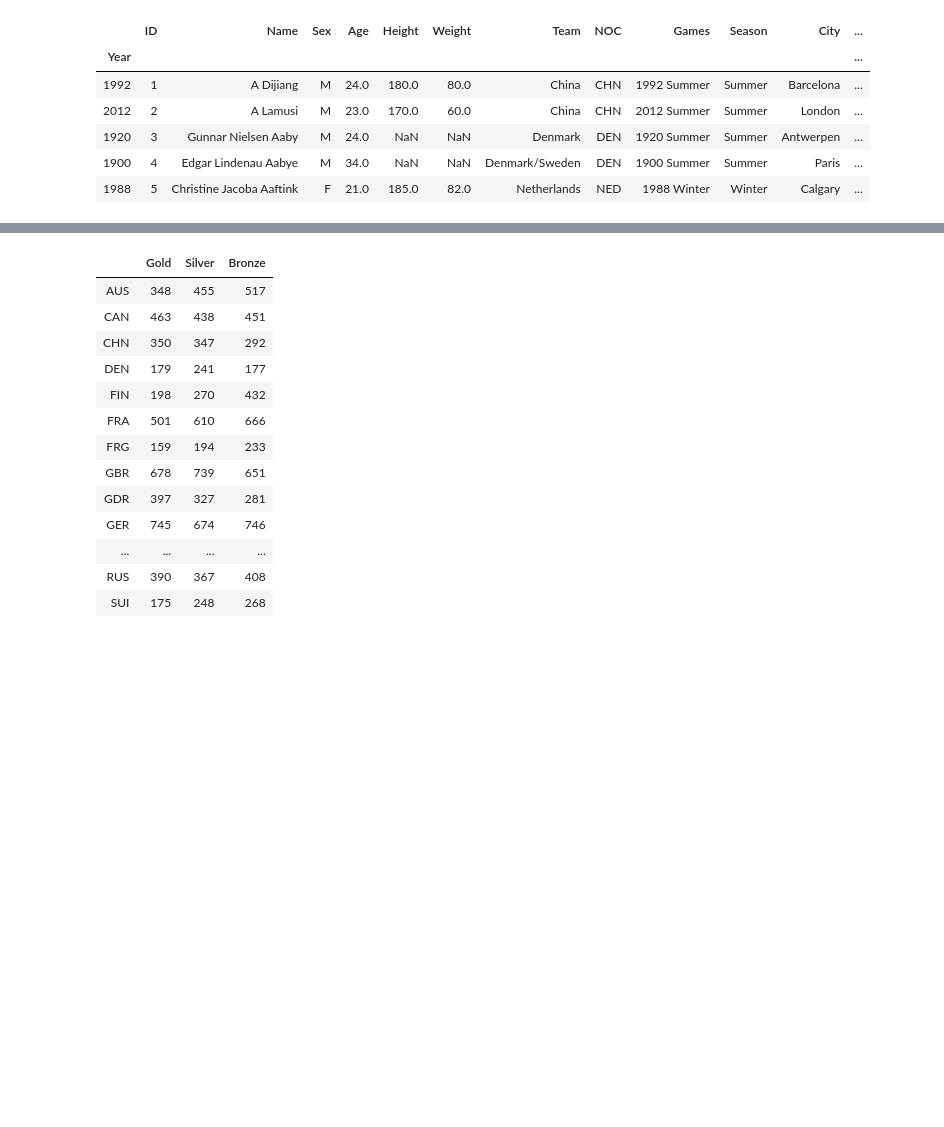
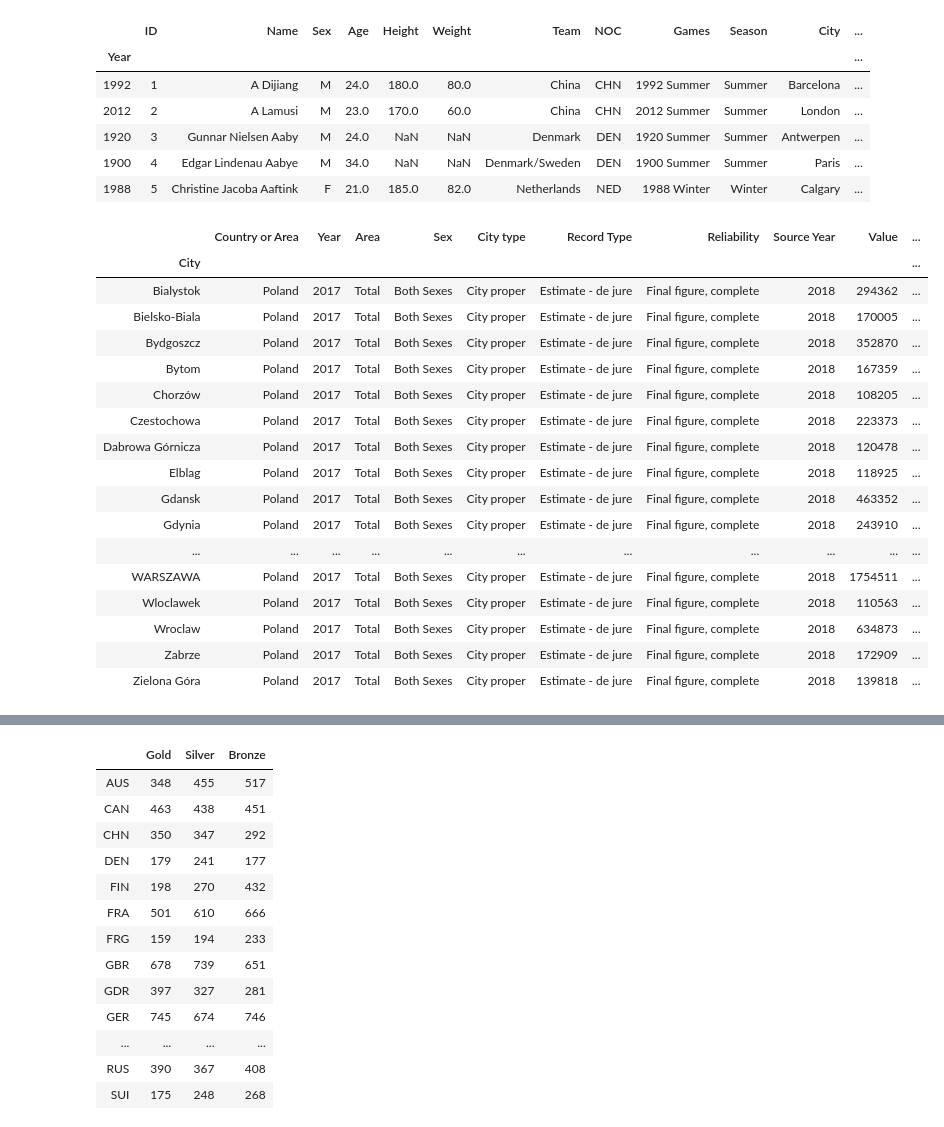
Before and after one commit to xenteros/data-science-training, a Jupyter notebook: Visualizations.ipynb, the cells around one changed output, grey strips where cells are left out. Cells and saved outputs as stored; diff of their text form; code cells hidden in the pictures; blank space fills up the shorter version.

```diff
--- a/Visualizations.ipynb
+++ b/Visualizations.ipynb
@@ -414,7 +414,9 @@ plot_timeseries(ax2, merged.index, merged['AverageTemperature'],
 # %% [markdown]
 ## Porównanie ilości
 # %%
-population = pd.read_csv('datasets/population.csv', index_col='City')
+import pandas as pd
+
+population = pd.read_csv('ml-throwdown-datasets/population.csv', index_col='City')
 # %%
 groupby = population.groupby('Sex')
 both, female, male = [groupby.get_group(x) for x in groupby.groups]
@@ -456,6 +459,27 @@ medals.head()
 # %%
 def groupby_column(dataframe, column):
     groupby = dataframe.groupby(column)
-    return [groupby.get_group(x) for x in groupby.groups]
+    return {x: groupby.get_group(x) for x in groupby.groups}
+
+groupby_column(population, 'Sex')['Both Sexes']
+# %% [output]
+|  | Country or Area | Year | Area | Sex | City type | Record Type | Reliability | Source Year | Value | ... |
+| City |  |  |  |  |  |  |  |  |  | ... |
+| Bialystok | Poland | 2017 | Total | Both Sexes | City proper | Estimate - de jure | Final figure, complete | 2018 | 294362 | ... |
+| Bielsko-Biala | Poland | 2017 | Total | Both Sexes | City proper | Estimate - de jure | Final figure, complete | 2018 | 170005 | ... |
+| Bydgoszcz | Poland | 2017 | Total | Both Sexes | City proper | Estimate - de jure | Final figure, complete | 2018 | 352870 | ... |
+| Bytom | Poland | 2017 | Total | Both Sexes | City proper | Estimate - de jure | Final figure, complete | 2018 | 167359 | ... |
+| Chorzów | Poland | 2017 | Total | Both Sexes | City proper | Estimate - de jure | Final figure, complete | 2018 | 108205 | ... |
+| Czestochowa | Poland | 2017 | Total | Both Sexes | City proper | Estimate - de jure | Final figure, complete | 2018 | 223373 | ... |
+| Dabrowa Górnicza | Poland | 2017 | Total | Both Sexes | City proper | Estimate - de jure | Final figure, complete | 2018 | 120478 | ... |
+| Elblag | Poland | 2017 | Total | Both Sexes | City proper | Estimate - de jure | Final figure, complete | 2018 | 118925 | ... |
+| Gdansk | Poland | 2017 | Total | Both Sexes | City proper | Estimate - de jure | Final figure, complete | 2018 | 463352 | ... |
+| Gdynia | Poland | 2017 | Total | Both Sexes | City proper | Estimate - de jure | Final figure, complete | 2018 | 243910 | ... |
+| ... | ... | ... | ... | ... | ... | ... | ... | ... | ... | ... |
+| WARSZAWA | Poland | 2017 | Total | Both Sexes | City proper | Estimate - de jure | Final figure, complete | 2018 | 1754511 | ... |
+| Wloclawek | Poland | 2017 | Total | Both Sexes | City proper | Estimate - de jure | Final figure, complete | 2018 | 110563 | ... |
+| Wroclaw | Poland | 2017 | Total | Both Sexes | City proper | Estimate - de jure | Final figure, complete | 2018 | 634873 | ... |
+| Zabrze | Poland | 2017 | Total | Both Sexes | City proper | Estimate - de jure | Final figure, complete | 2018 | 172909 | ... |
+| Zielona Góra | Poland | 2017 | Total | Both Sexes | City proper | Estimate - de jure | Final figure, complete | 2018 | 139818 | ... |
 # %%
 def analyze_medals(medal_df):
```
Also changed, not shown: parts of 17 cells of this notebook, 1 other file.
